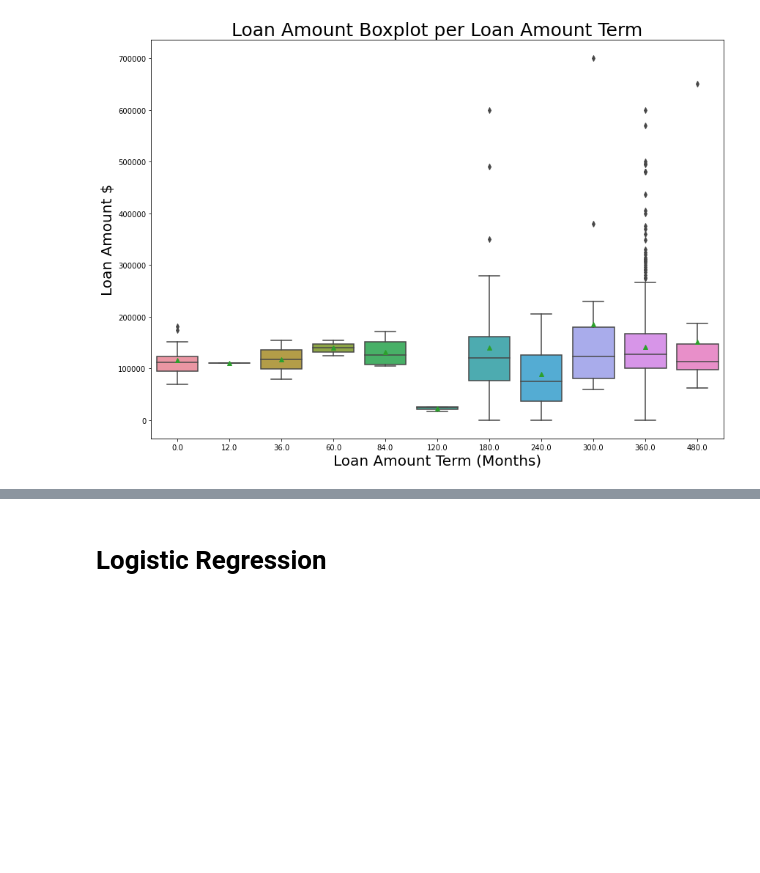
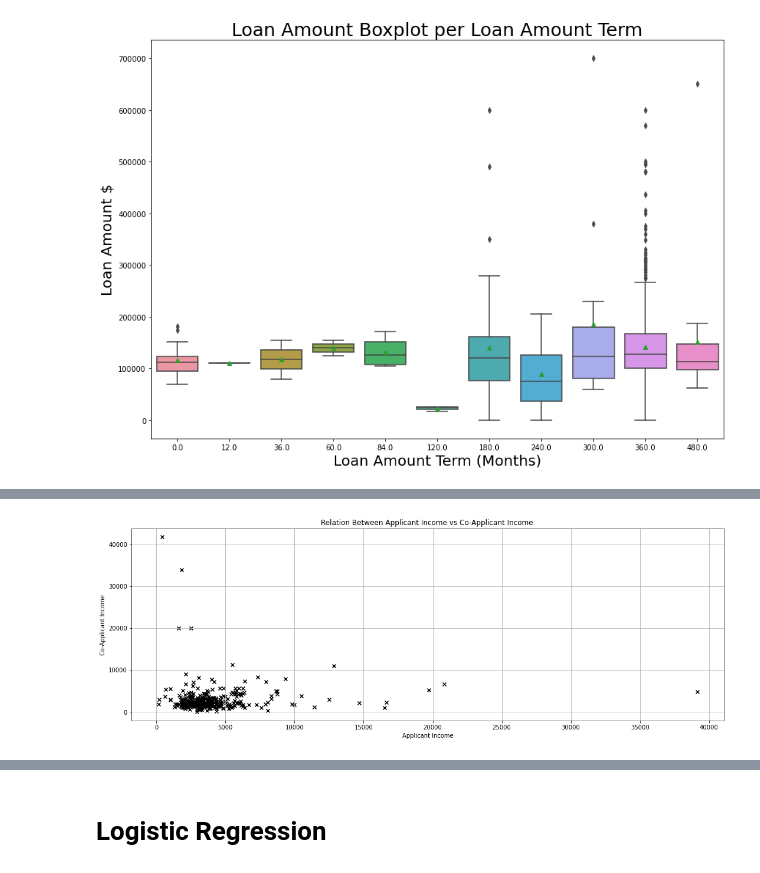
Before and after one commit to spa542/DSCI470, a Jupyter notebook: Project_2_Loan_Prediction_Dataset/FinalNotebookSubmission/Project2FinalNotebook.ipynb, the cells around one changed output, grey strips where cells are left out. Drawn from its saved outputs; the diff is of its cells as text; code cells hidden in the pictures; blank space fills up the shorter version.

```diff
--- a/Project_2_Loan_Prediction_Dataset/FinalNotebookSubmission/Project2FinalNotebook.ipynb
+++ b/Project_2_Loan_Prediction_Dataset/FinalNotebookSubmission/Project2FinalNotebook.ipynb
@@ -49,0 +139,4 @@ plot_loan_amount_vs_loan_amount_term(lp_df)
+# %%
+ApplicantVSCoApplicant(LoanDataTrain)
+# %% [output]
+[figure, added]
```
Also changed, not shown: parts of 27 cells of this notebook, 2 other files.
